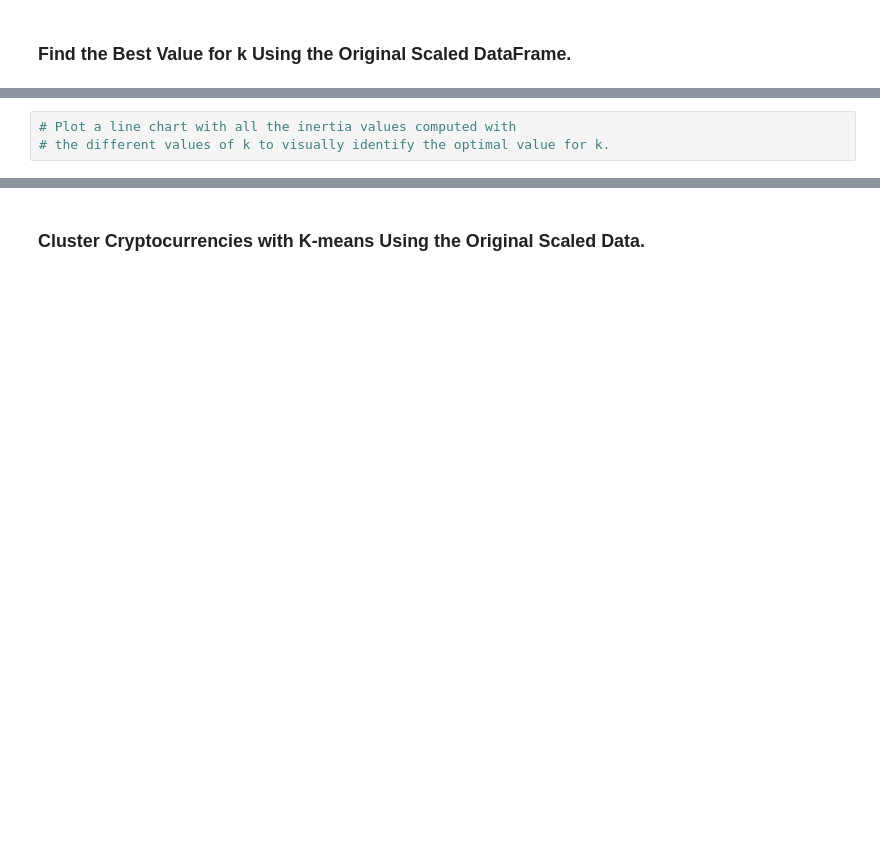
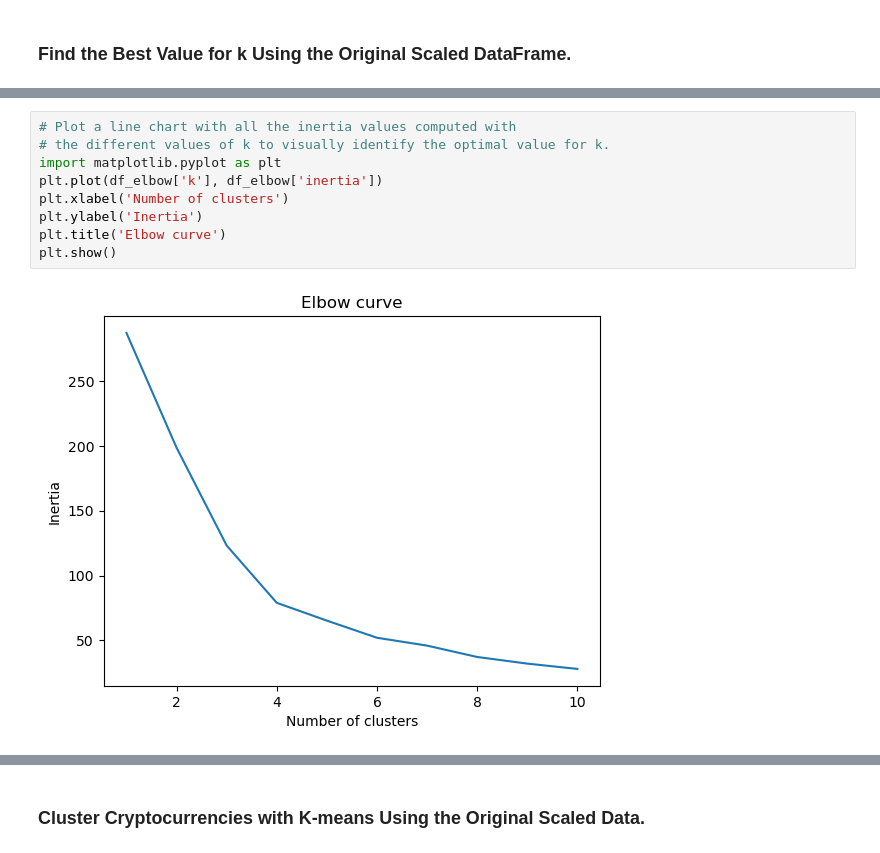
Before and after one commit to skiluvia/CryptoClustering, a Jupyter notebook: Crypto_Clustering.ipynb, the cells around one changed output, grey strips where cells are left out. Drawn from its saved outputs; the diff is of its cells as text; blank space fills up the shorter version.

```diff
--- a/Crypto_Clustering.ipynb
+++ b/Crypto_Clustering.ipynb
@@ -98,6 +151,14 @@ market_data_df.describe()
 # %%
 # Plot a line chart with all the inertia values computed with
 # the different values of k to visually identify the optimal value for k.
+import matplotlib.pyplot as plt
+plt.plot(df_elbow['k'], df_elbow['inertia'])
+plt.xlabel('Number of clusters')
+plt.ylabel('Inertia')
+plt.title('Elbow curve')
+plt.show()
+# %% [output]
+[figure, added]
 # %% [markdown]
 #### Answer the following question:
 **Question:** What is the best value for `k`?
```
Also changed, not shown: parts of 16 cells of this notebook.
